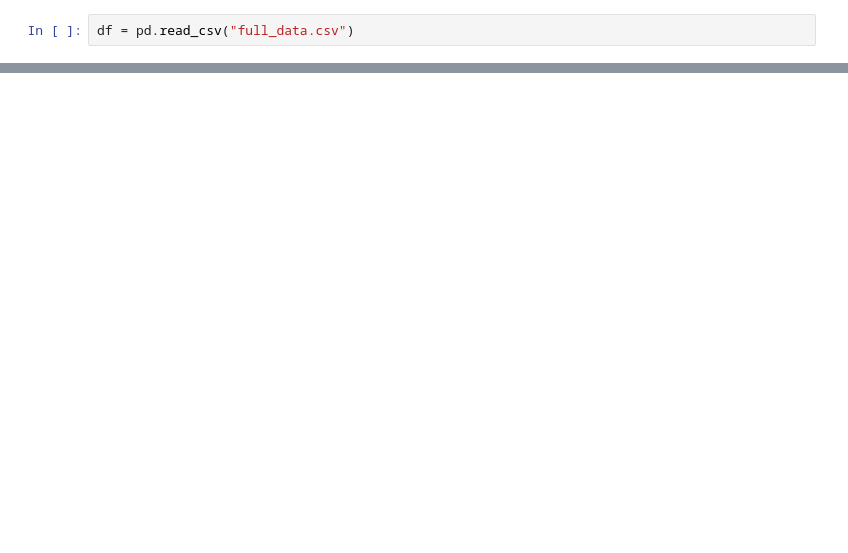
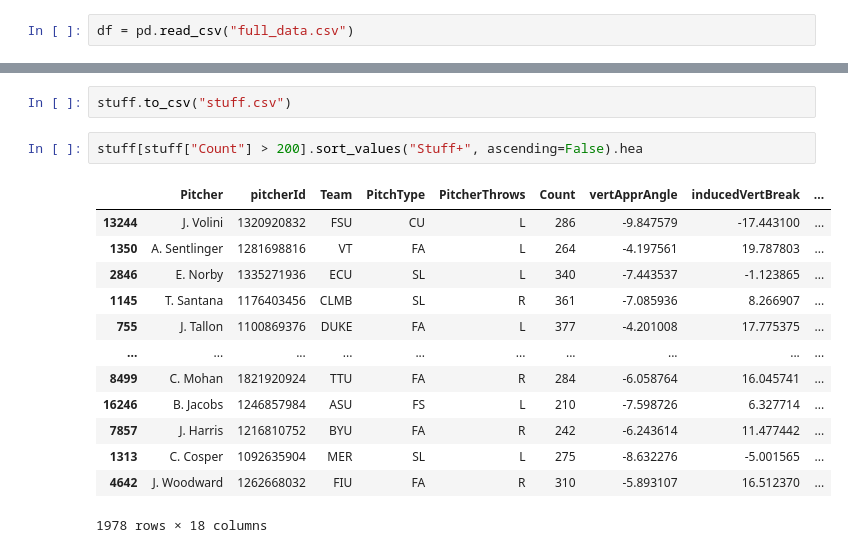
Before and after one commit to willfriel1028/uri_baseball, a Jupyter notebook: stuff+/stuff_plus.ipynb, the cells around one changed output, grey strips where cells are left out. Drawn from its saved outputs; the diff is of its cells as text; blank space fills up the shorter version.

```diff
--- a/stuff+/stuff_plus.ipynb
+++ b/stuff+/stuff_plus.ipynb
@@ -56,0 +92,18 @@ for pitch in pitches:
+# %%
+stuff.to_csv("stuff.csv")
+# %%
+stuff[stuff["Count"] > 200].sort_values("Stuff+", ascending=False).hea
+# %% [output]
+|  | Pitcher | pitcherId | Team | PitchType | PitcherThrows | Count | vertApprAngle | inducedVertBreak | ... |
+| 13244 | J. Volini | 1320920832 | FSU | CU | L | 286 | -9.847579 | -17.443100 | ... |
+| 1350 | A. Sentlinger | 1281698816 | VT | FA | L | 264 | -4.197561 | 19.787803 | ... |
+| 2846 | E. Norby | 1335271936 | ECU | SL | L | 340 | -7.443537 | -1.123865 | ... |
+| 1145 | T. Santana | 1176403456 | CLMB | SL | R | 361 | -7.085936 | 8.266907 | ... |
+| 755 | J. Tallon | 1100869376 | DUKE | FA | L | 377 | -4.201008 | 17.775375 | ... |
+| ... | ... | ... | ... | ... | ... | ... | ... | ... | ... |
+| 8499 | C. Mohan | 1821920924 | TTU | FA | R | 284 | -6.058764 | 16.045741 | ... |
+| 16246 | B. Jacobs | 1246857984 | ASU | FS | L | 210 | -7.598726 | 6.327714 | ... |
+| 7857 | J. Harris | 1216810752 | BYU | FA | R | 242 | -6.243614 | 11.477442 | ... |
+| 1313 | C. Cosper | 1092635904 | MER | SL | L | 275 | -8.632276 | -5.001565 | ... |
+| 4642 | J. Woodward | 1262668032 | FIU | FA | R | 310 | -5.893107 | 16.512370 | ... |
+1978 rows × 18 columns
```
Also changed, not shown: parts of 19 cells of this notebook, 16 other files.
